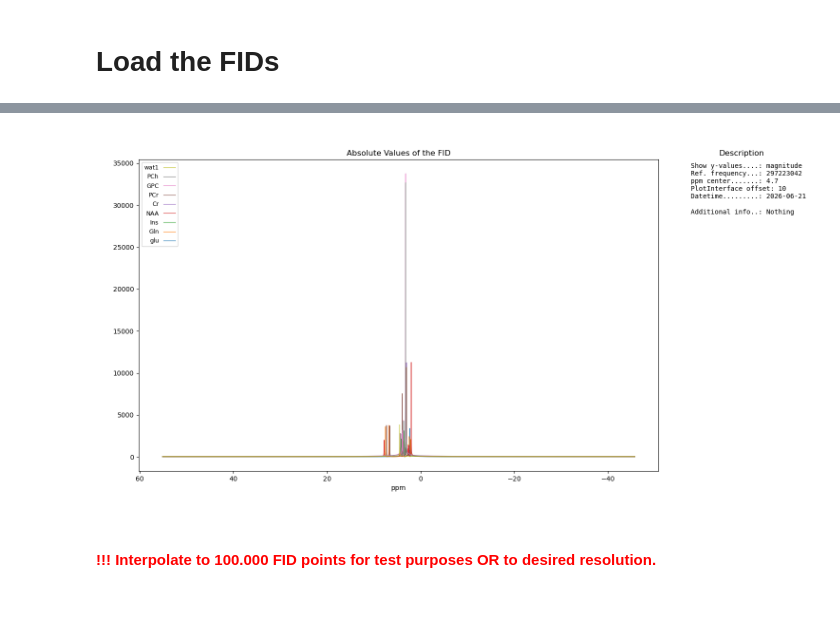
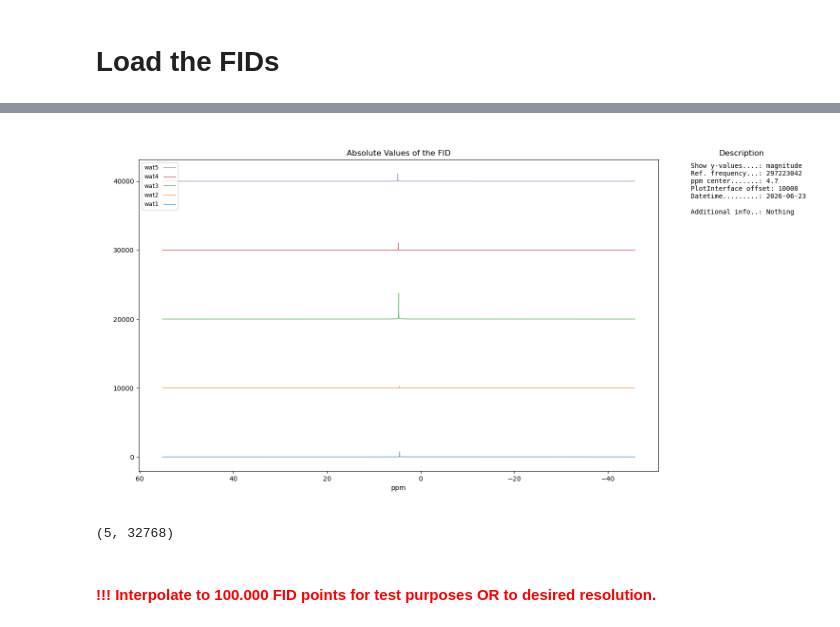
Before and after one commit to MRSI-HFMR-Group-Vienna/Synthetic_MRSI, a Jupyter notebook: code/main_notebook.ipynb, the cells around one changed output, grey strips where cells are left out. Saved outputs shown, nothing was run; the diff lists cells and outputs as text; code cells hidden in the pictures.

```diff
--- a/code/main_notebook.ipynb
+++ b/code/main_notebook.ipynb
@@ -185,7 +222,8 @@ metabolic_mask.plot_jupyter()
 # %%
 metabolites = file.FID(configurator=configurator)
 #metabolites.load(fid_key="aduguid.txt.metabolites", compounds=["glu", "Gln", "Ins", "NAA", "Cr", "PCr", "GPC", "PCh", "wat1", "wat2", "wat3", "wat4", "wat5"], data_precision=32, verbose=False)
-metabolites.load(fid_key="aduguid.txt.metabolites", compounds=["glu", "Gln", "Ins", "NAA", "Cr", "PCr", "GPC", "PCh", "wat1"], data_precision=32, verbose=False)
+metabolites.load(fid_key="aduguid.txt.metabolites", compounds=["wat1", "wat2", "wat3", "wat4", "wat5"], data_precision=32, verbose=False)
+#metabolites.load(fid_key="aduguid.txt.metabolites", compounds=["glu", "Gln", "Ins", "NAA", "Cr", "PCr", "GPC", "PCh", "wat3"], data_precision=32, verbose=False)
 loaded_fid = metabolites.to_working()
 #metabolites.loaded_fid.change_signal_data_type("complex64")
 #metabolites.loaded_fid.change_time_data_type("float32")
@@ -208,4 +261,4 @@ loaded_fid = metabolites.to_working()
 # %%
 #loaded_fid.plot(x_type="time", plot_offset=10)
-loaded_fid.plot(x_type="ppm", show_metabolites_ideal_position=False, plot_offset=10) # mark metabolites real position, or just real_position_ppm
+loaded_fid.plot(x_type="ppm", show_metabolites_ideal_position=False, plot_offset=10000) # mark metabolites real position, or just real_position_ppm
 # %% [output]
@@ -215,4 +268,8 @@ loaded_fid.plot(x_type="ppm", show_metabolites_ideal_position=False, plot_offset
-[figure, old version]
+[figure, new version]
+# %%
+loaded_fid.signal.shape
+# %% [output]
+(5, 32768)
 # %% [markdown]
 #### <span style="color:red">!!! Interpolate to 100.000 FID points for test purposes OR to desired resolution.</span>
 # %% [markdown]
```
Also changed, not shown: parts of 45 cells of this notebook, 5 other files.
